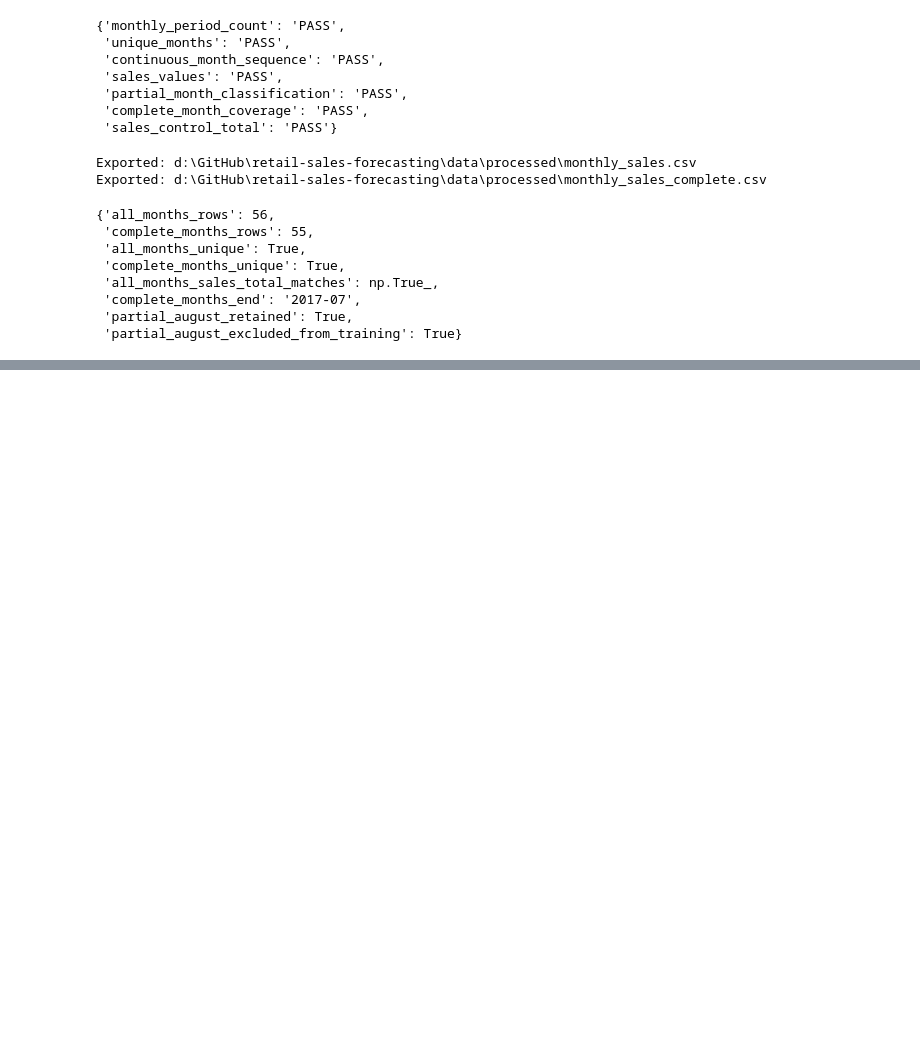
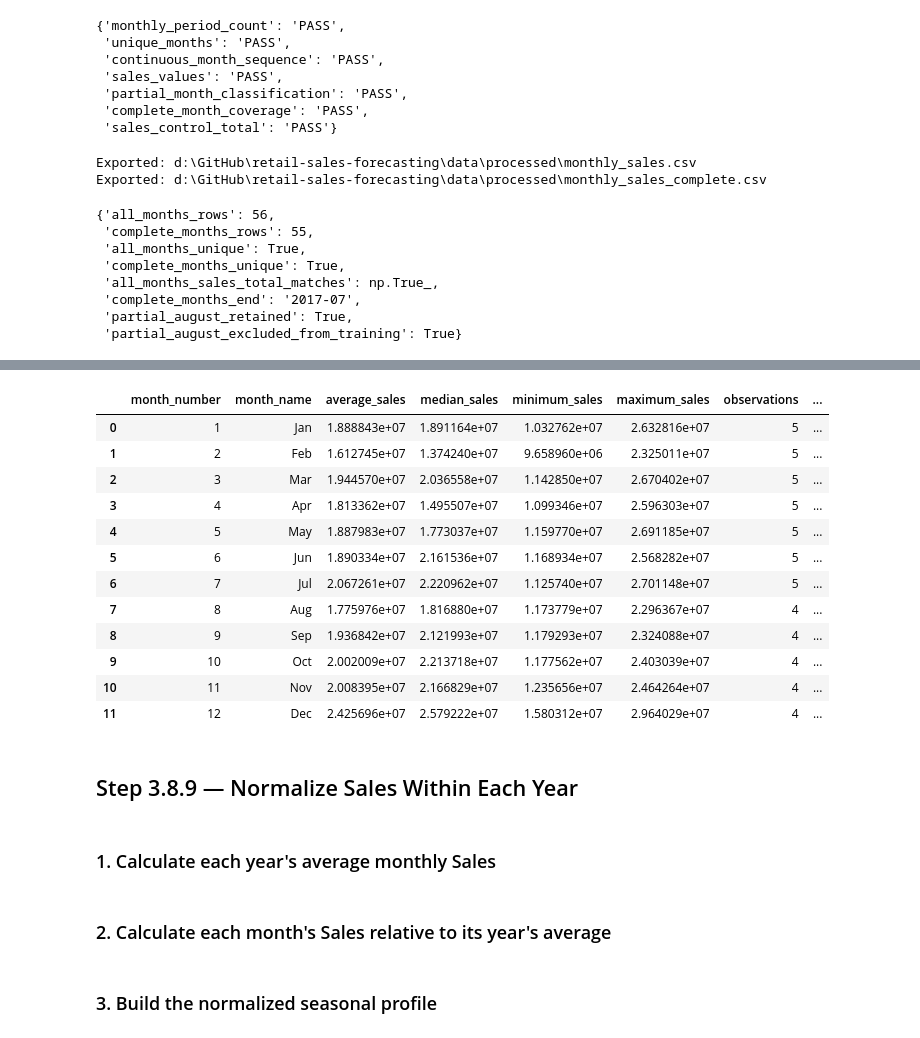
Before and after one commit to Abu-Hozaifa-Retail-Analyst/retail-sales-forecasting, a Jupyter notebook: notebooks/01_data_quality/02_initial_data_profiling.ipynb, the cells around one changed output, grey strips where cells are left out. Cells and saved outputs as stored; diff of their text form; code cells hidden in the pictures; blank space fills up the shorter version.

```diff
--- a/notebooks/01_data_quality/02_initial_data_profiling.ipynb
+++ b/notebooks/01_data_quality/02_initial_data_profiling.ipynb
@@ -7806,0 +8036,28 @@ export_qa
+# %%
+# Step 3.8.7 — Month-of-year Sales analysis
+
+monthly_ts["month_number"] = (
+    monthly_ts["month"].dt.month
+)
+
+monthly_ts["month_name"] = (
+    monthly_ts["month"].dt.strftime("%b")
+)
+
+seasonality_summary = (
+    monthly_ts
+    .groupby(
+        ["month_number", "month_name"]
+    )
+    .agg(
+        average_sales=("total_sales", "mean"),
+        median_sales=("total_sales", "median"),
+        minimum_sales=("total_sales", "min"),
+        maximum_sales=("total_sales", "max"),
+        observations=("total_sales", "count")
+    )
+    .reset_index()
+    .sort_values("month_number")
+)
+
+seasonality_summary
@@ -7806,0 +8078,29 @@ export_qa
+# %%
+# Step 3.8.8 — Relative month-of-year Sales index
+
+overall_average_sales = monthly_ts["total_sales"].mean()
+
+seasonality_summary["seasonal_index"] = (
+    seasonality_summary["average_sales"]
+    / overall_average_sales
+)
+
+seasonality_summary
+# %% [output]
+|  | month_number | month_name | average_sales | median_sales | minimum_sales | maximum_sales | observations | ... |
+| 0 | 1 | Jan | 1.888843e+07 | 1.891164e+07 | 1.032762e+07 | 2.632816e+07 | 5 | ... |
+| 1 | 2 | Feb | 1.612745e+07 | 1.374240e+07 | 9.658960e+06 | 2.325011e+07 | 5 | ... |
+| 2 | 3 | Mar | 1.944570e+07 | 2.036558e+07 | 1.142850e+07 | 2.670402e+07 | 5 | ... |
+| 3 | 4 | Apr | 1.813362e+07 | 1.495507e+07 | 1.099346e+07 | 2.596303e+07 | 5 | ... |
+| 4 | 5 | May | 1.887983e+07 | 1.773037e+07 | 1.159770e+07 | 2.691185e+07 | 5 | ... |
+| 5 | 6 | Jun | 1.890334e+07 | 2.161536e+07 | 1.168934e+07 | 2.568282e+07 | 5 | ... |
+| 6 | 7 | Jul | 2.067261e+07 | 2.220962e+07 | 1.125740e+07 | 2.701148e+07 | 5 | ... |
+| 7 | 8 | Aug | 1.775976e+07 | 1.816880e+07 | 1.173779e+07 | 2.296367e+07 | 4 | ... |
+| 8 | 9 | Sep | 1.936842e+07 | 2.121993e+07 | 1.179293e+07 | 2.324088e+07 | 4 | ... |
+| 9 | 10 | Oct | 2.002009e+07 | 2.213718e+07 | 1.177562e+07 | 2.403039e+07 | 4 | ... |
+| 10 | 11 | Nov | 2.008395e+07 | 2.166829e+07 | 1.235656e+07 | 2.464264e+07 | 4 | ... |
+| 11 | 12 | Dec | 2.425696e+07 | 2.579222e+07 | 1.580312e+07 | 2.964029e+07 | 4 | ... |
+# %% [markdown]
+## Step 3.8.9 — Normalize Sales Within Each Year
+# %% [markdown]
+### 1. Calculate each year's average monthly Sales
@@ -7806,0 +8115,2 @@ export_qa
+# %% [markdown]
+### 2. Calculate each month's Sales relative to its year's average
@@ -7806,0 +8122,2 @@ export_qa
+# %% [markdown]
+### 3. Build the normalized seasonal profile
```
Also changed, not shown: parts of 22 cells of this notebook, 1 other file.
